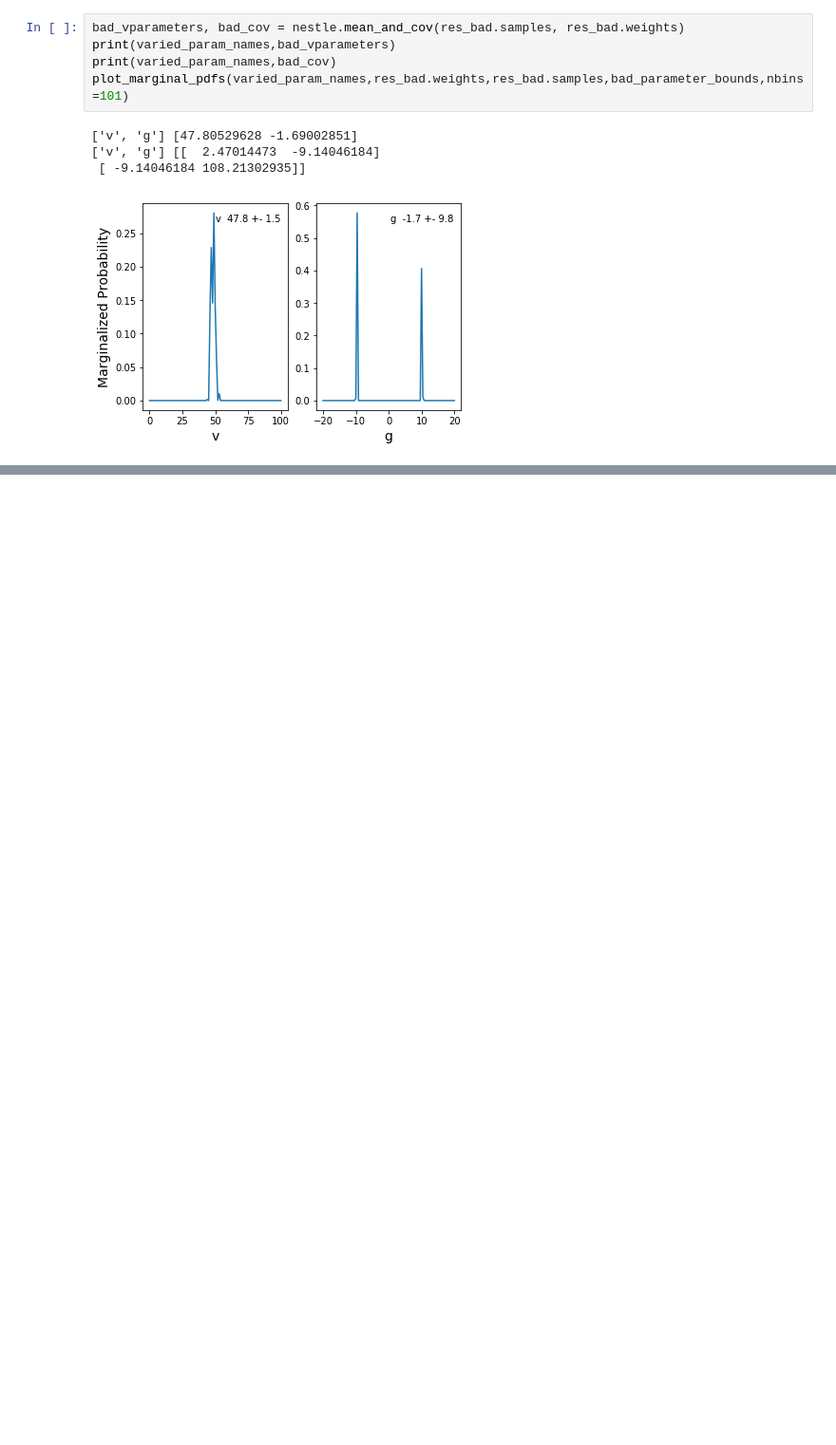
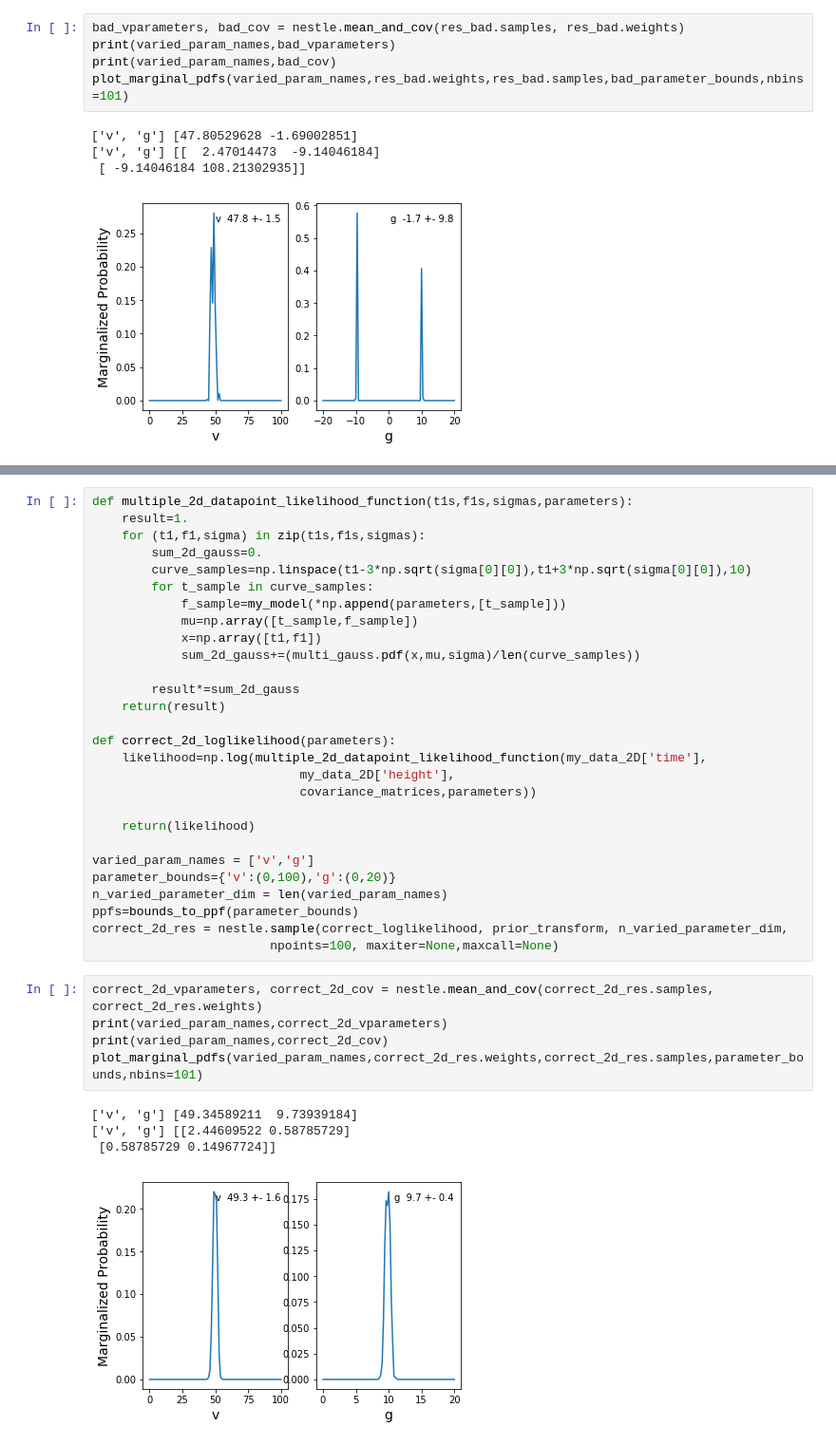
Before and after one commit to jpierel14/USC_PythonCourse_2019, a Jupyter notebook: Day_4/day_4_refactored.ipynb, the cells around one changed output, grey strips where cells are left out. Shown: that part at 95% size. Saved outputs shown, nothing was run; the diff lists cells and outputs as text; blank space fills up the shorter version.

```diff
--- a/Day_4/day_4_refactored.ipynb
+++ b/Day_4/day_4_refactored.ipynb
@@ -401,0 +437,38 @@ plot_marginal_pdfs(varied_param_names,res_bad.weights,res_bad.samples,bad_parame
+# %%
+def multiple_2d_datapoint_likelihood_function(t1s,f1s,sigmas,parameters):
+    result=1.
+    for (t1,f1,sigma) in zip(t1s,f1s,sigmas):
+        sum_2d_gauss=0.
+        curve_samples=np.linspace(t1-3*np.sqrt(sigma[0][0]),t1+3*np.sqrt(sigma[0][0]),10)
+        for t_sample in curve_samples:
+            f_sample=my_model(*np.append(parameters,[t_sample]))
+            mu=np.array([t_sample,f_sample])
+            x=np.array([t1,f1])
+            sum_2d_gauss+=(multi_gauss.pdf(x,mu,sigma)/len(curve_samples))
+
+        result*=sum_2d_gauss
+    return(result)
+
+def correct_2d_loglikelihood(parameters):
+    likelihood=np.log(multiple_2d_datapoint_likelihood_function(my_data_2D['time'],
+                            my_data_2D['height'],
+                            covariance_matrices,parameters))
+
+    return(likelihood)
+
+varied_param_names = ['v','g']
+parameter_bounds={'v':(0,100),'g':(0,20)}
+n_varied_parameter_dim = len(varied_param_names)
+ppfs=bounds_to_ppf(parameter_bounds)
+correct_2d_res = nestle.sample(correct_loglikelihood, prior_transform, n_varied_parameter_dim,
+                        npoints=100, maxiter=None,maxcall=None)
+# %%
+correct_2d_vparameters, correct_2d_cov = nestle.mean_and_cov(correct_2d_res.samples, correct_2d_res.weights)
+print(varied_param_names,correct_2d_vparameters)
+print(varied_param_names,correct_2d_cov)
+plot_marginal_pdfs(varied_param_names,correct_2d_res.weights,correct_2d_res.samples,parameter_bounds,nbins=101)
+# %% [output]
+['v', 'g'] [49.34589211  9.73939184]
+['v', 'g'] [[2.44609522 0.58785729]
+ [0.58785729 0.14967724]]
+[figure, added]
```
Also changed, not shown: parts of 7 cells of this notebook.
